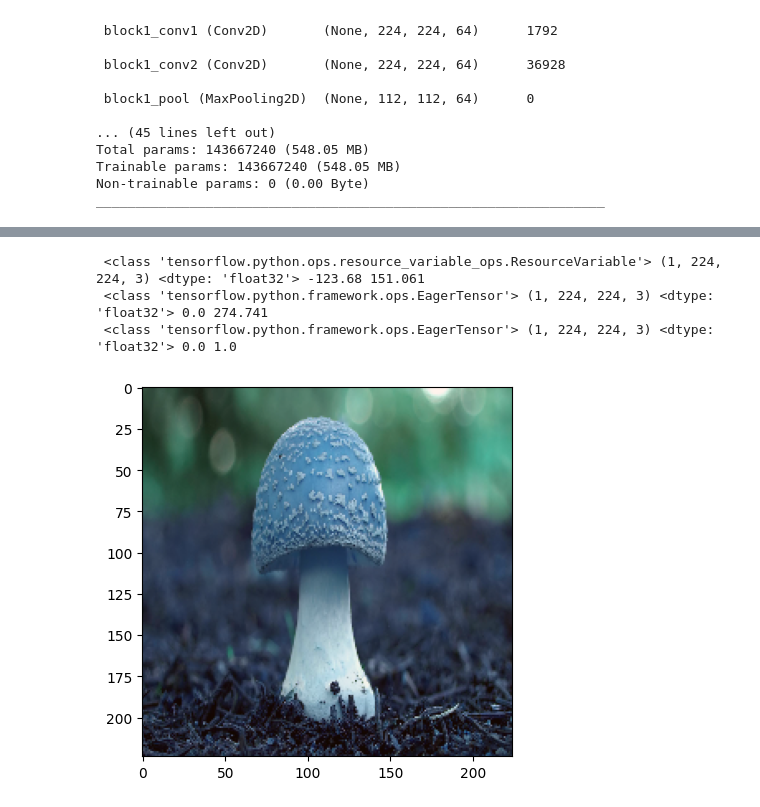
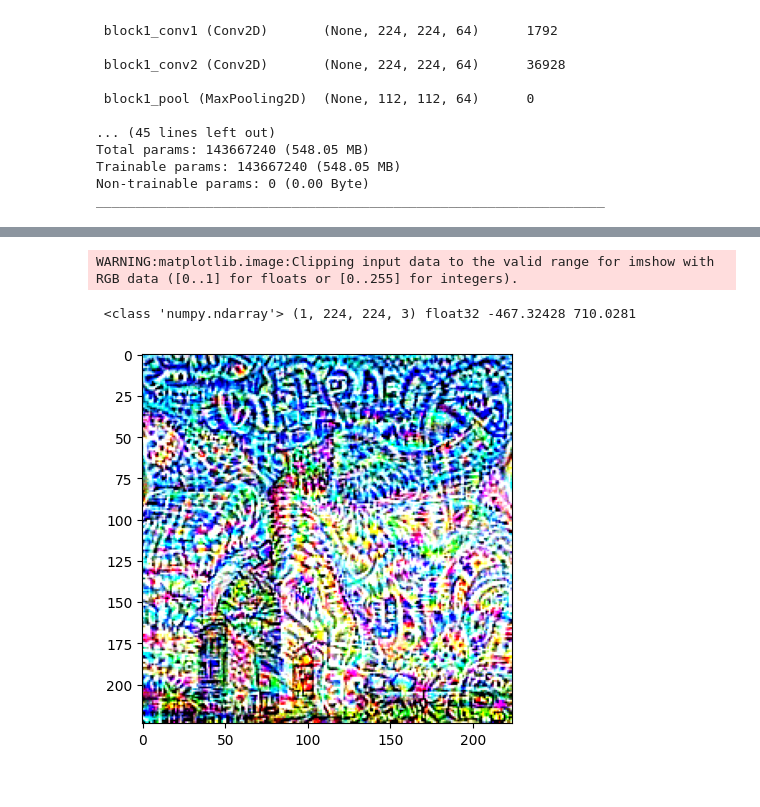
Before and after one commit to CsanyiDavid/deepdream, a Jupyter notebook: main.ipynb, the cells around one changed output, grey strips where cells are left out. Saved outputs shown, nothing was run; the diff lists cells and outputs as text; code cells hidden in the pictures.

```diff
--- a/main.ipynb
+++ b/main.ipynb
@@ -20,9 +19,17 @@ Plan
 # %%
 def image_properites(img, text=''):
     print(text, type(img), img.shape, img.dtype, np.min(img), np.max(img))
+# %%
+def inverse_preprocess_to_array(image):
+    image = np.array(image)
+    image[..., 0] += 103.939
+    image[..., 1] += 116.779
+    image[..., 2] += 123.68
+    image = image[..., ::-1] #convert BGR to RGB
+    return image
 # %%
 #Load and resize image
-img_path = 'mushroom.jpg'
+img_path = 'church.jpg'
 img = keras.utils.load_img(img_path, target_size=(224, 224))
 x = keras.utils.img_to_array(img)
 image_properites(x)
@@ -33,7 +40,6 @@ plt.show()
 image_properites(x)
 x = np.expand_dims(x, axis=0)
 x = keras.applications.vgg19.preprocess_input(x)
-
-print(type(x), x.shape, x.dtype, np.min(x), np.max(x))
+image_properites(x)
 # %% [output]
  <class 'numpy.ndarray'> (224, 224, 3) float32 0.0 255.0
@@ -132,14 +189,9 @@ tf.Tensor(-0.73197657, shape=(), dtype=float32)
 # %%
-input_image = tf.Variable(x)
-image_properites(input_image)
-processed_image = input_image-np.min(input_image)
+processed_image = inverse_preprocess_to_array(input_image)
 image_properites(processed_image)
-processed_image = processed_image/np.max(processed_image)
-image_properites(processed_image)
-plt.imshow(processed_image[0])
+plt.imshow(processed_image[0]/255.)
 plt.show()
 # %% [output]
- <class 'tensorflow.python.ops.resource_variable_ops.ResourceVariable'> (1, 224, 224, 3) <dtype: 'float32'> -123.68 151.061
- <class 'tensorflow.python.framework.ops.EagerTensor'> (1, 224, 224, 3) <dtype: 'float32'> 0.0 274.741
- <class 'tensorflow.python.framework.ops.EagerTensor'> (1, 224, 224, 3) <dtype: 'float32'> 0.0 1.0
+WARNING:matplotlib.image:Clipping input data to the valid range for imshow with RGB data ([0..1] for floats or [0..255] for integers).
+ <class 'numpy.ndarray'> (1, 224, 224, 3) float32 -467.32428 710.0281
-[figure, old version]
+[figure, new version]
```
Also changed, not shown: parts of 14 cells of this notebook.
